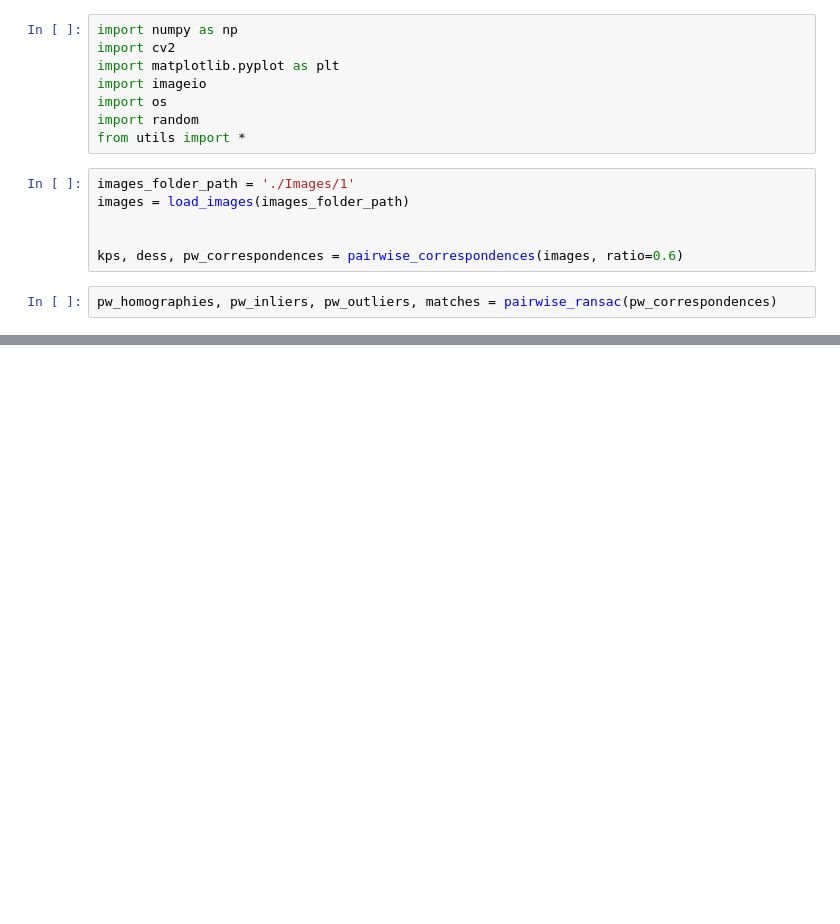
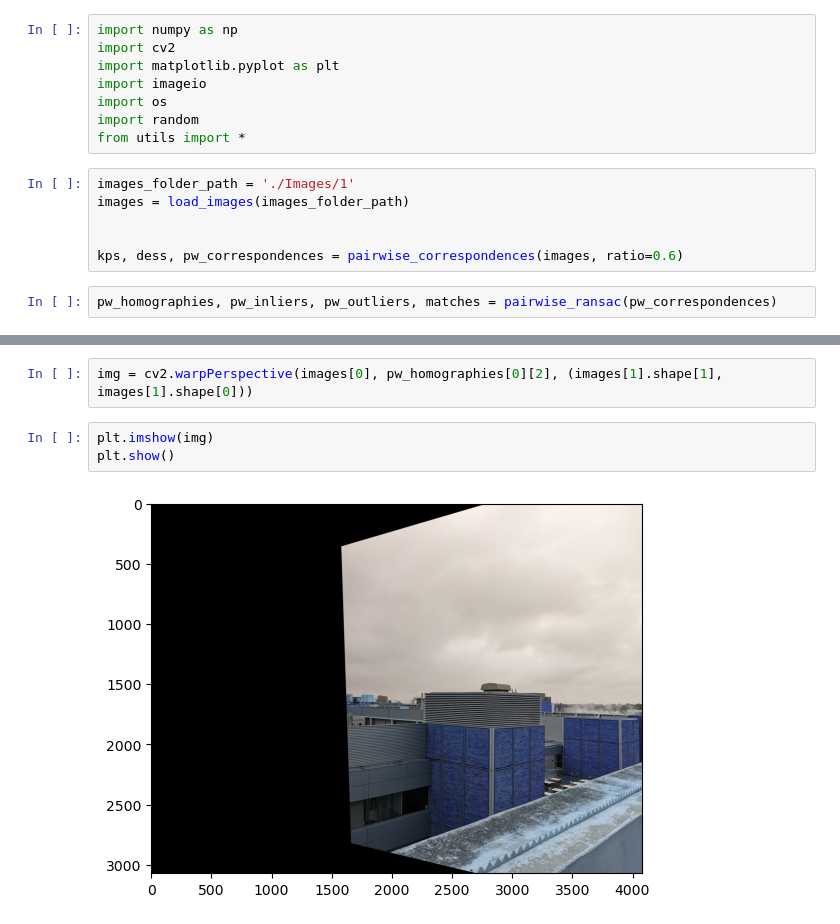
Before and after one commit to kaidelregno/panorama, a Jupyter notebook: panorama.ipynb, the cells around one changed output, grey strips where cells are left out. Drawn from its saved outputs; the diff is of its cells as text; blank space fills up the shorter version.

```diff
--- a/panorama.ipynb
+++ b/panorama.ipynb
@@ -20,0 +40,7 @@ ValueError: matmul: Input operand 1 has a mismatch in its core dimension 0, with
+# %%
+img = cv2.warpPerspective(images[0], pw_homographies[0][2], (images[1].shape[1], images[1].shape[0]))
+# %%
+plt.imshow(img)
+plt.show()
+# %% [output]
+[figure, added]
```
Also changed, not shown: parts of 7 cells of this notebook, 4 other files.
